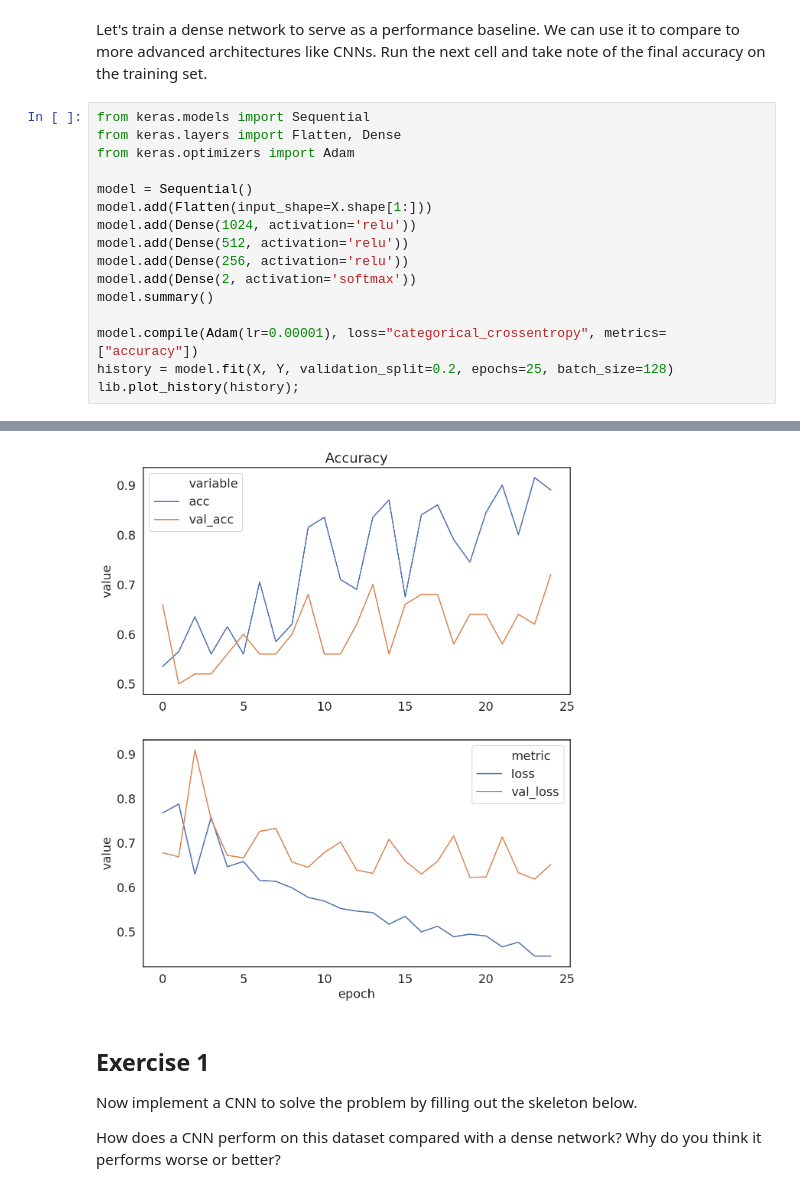
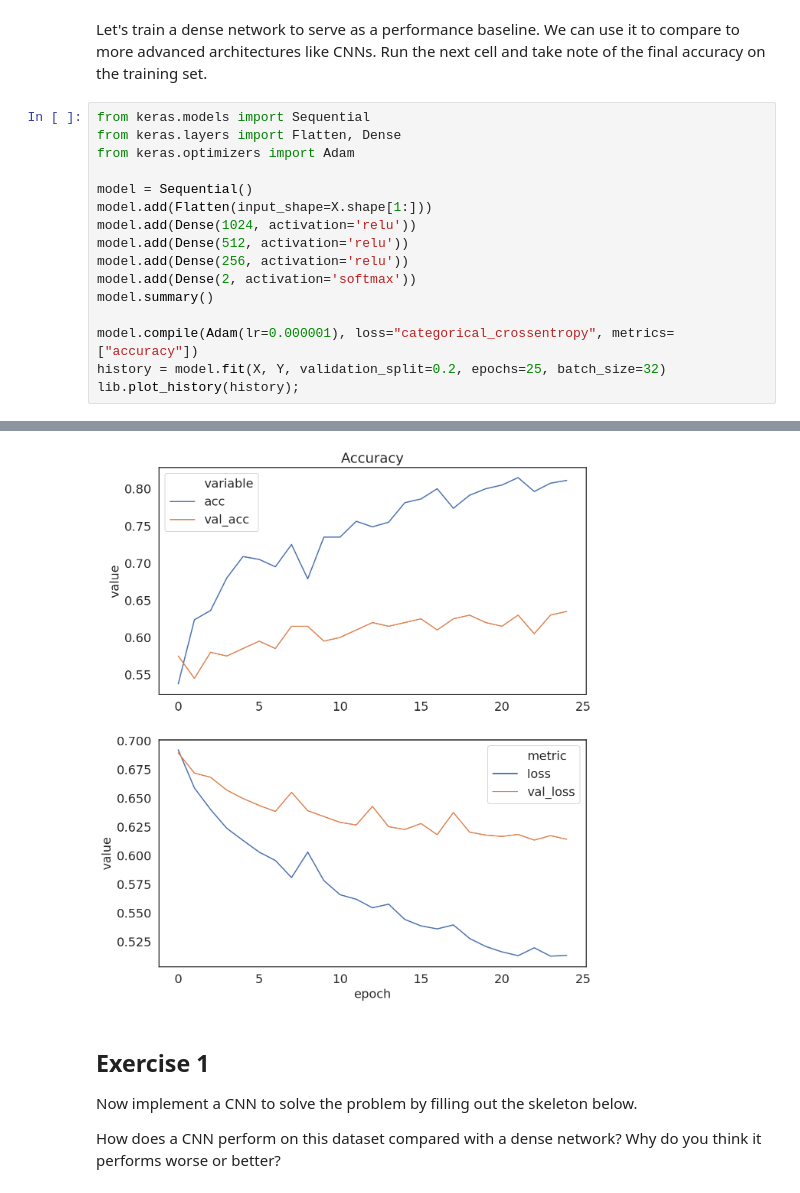
Before and after one commit to sara-nl/elixir-dl, a Jupyter notebook: 04-improving-neural-networks.ipynb, the cells around one changed output, grey strips where cells are left out. Cells and saved outputs as stored; diff of their text form.

```diff
--- a/04-improving-neural-networks.ipynb
+++ b/04-improving-neural-networks.ipynb
@@ -47,8 +48,8 @@ model.add(Dense(256, activation='relu'))
 model.add(Dense(2, activation='softmax'))
 model.summary()
 
-model.compile(Adam(lr=0.00001), loss="categorical_crossentropy", metrics=["accuracy"])
-history = model.fit(X, Y, validation_split=0.2, epochs=25, batch_size=128)
+model.compile(Adam(lr=0.000001), loss="categorical_crossentropy", metrics=["accuracy"])
+history = model.fit(X, Y, validation_split=0.2, epochs=25, batch_size=32)
 lib.plot_history(history);
 # %% [output]
 _________________________________________________________________
@@ -71,4 +72,4 @@ Epoch 25/25
-[figure, old version]
+[figure, new version]
 # %% [markdown]
 ## Exercise 1
 Now implement a CNN to solve the problem by filling out the skeleton below.
```
Also changed, not shown: parts of 11 cells of this notebook.
